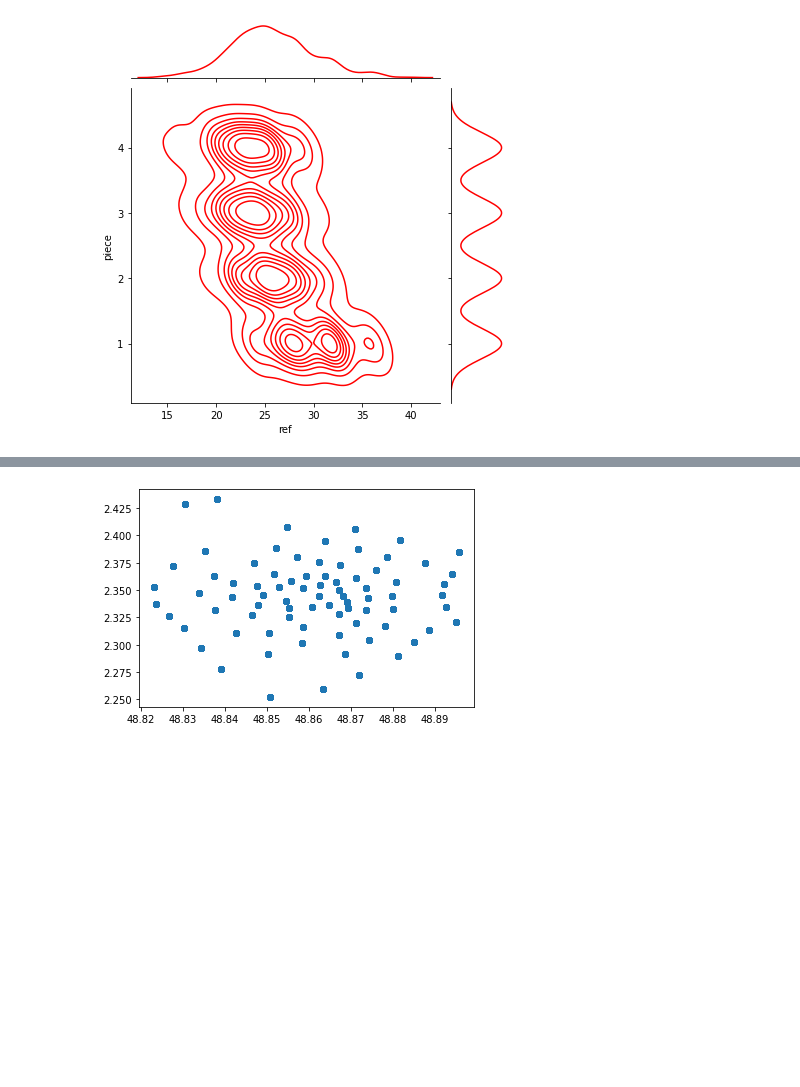
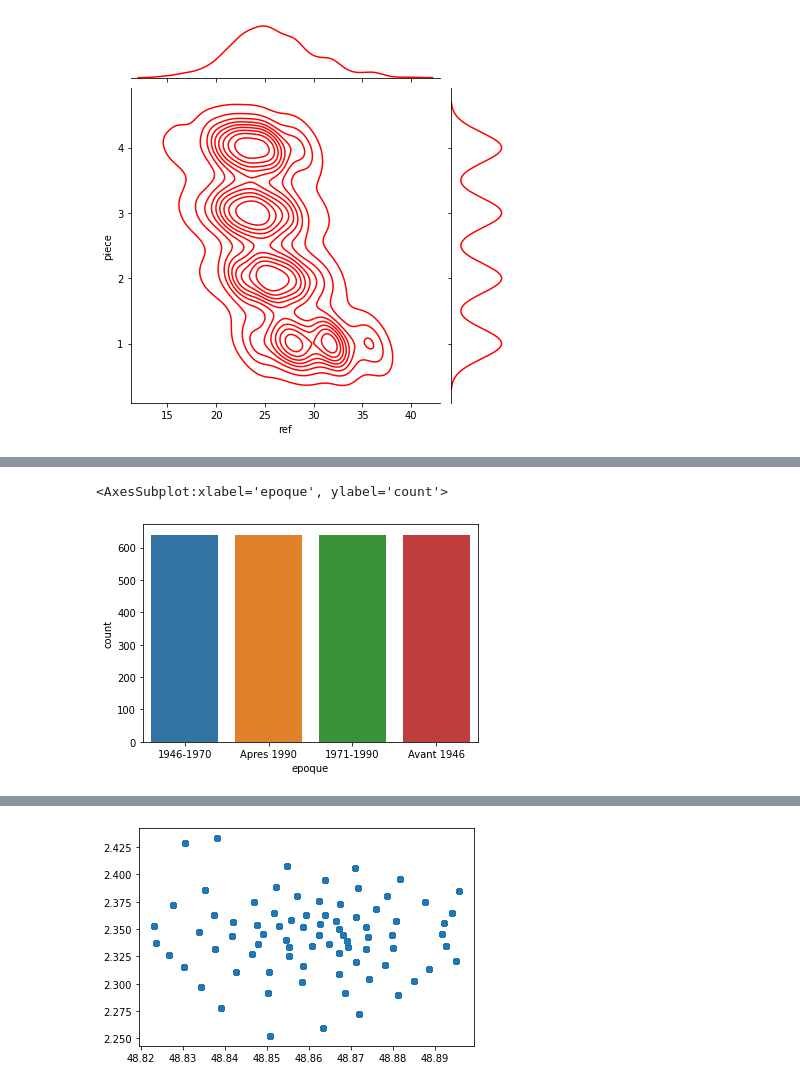
Before and after one commit to Djessyatta/exploring-data-analysis, a Jupyter notebook: explorating-data-analysis.ipynb, the cells around one changed output, grey strips where cells are left out. Drawn from its saved outputs; the diff is of its cells as text; code cells hidden in the pictures; blank space fills up the shorter version.

```diff
--- a/explorating-data-analysis.ipynb
+++ b/explorating-data-analysis.ipynb
@@ -139,0 +179,5 @@ sns.jointplot(x='ref',y='piece', data=df, color='red', kind='kde');
+# %%
+sns.countplot(x=df['epoque'])
+# %% [output]
+<AxesSubplot:xlabel='epoque', ylabel='count'>
+[figure, added]
```
Also changed, not shown: parts of 12 cells of this notebook, 11 other files.
